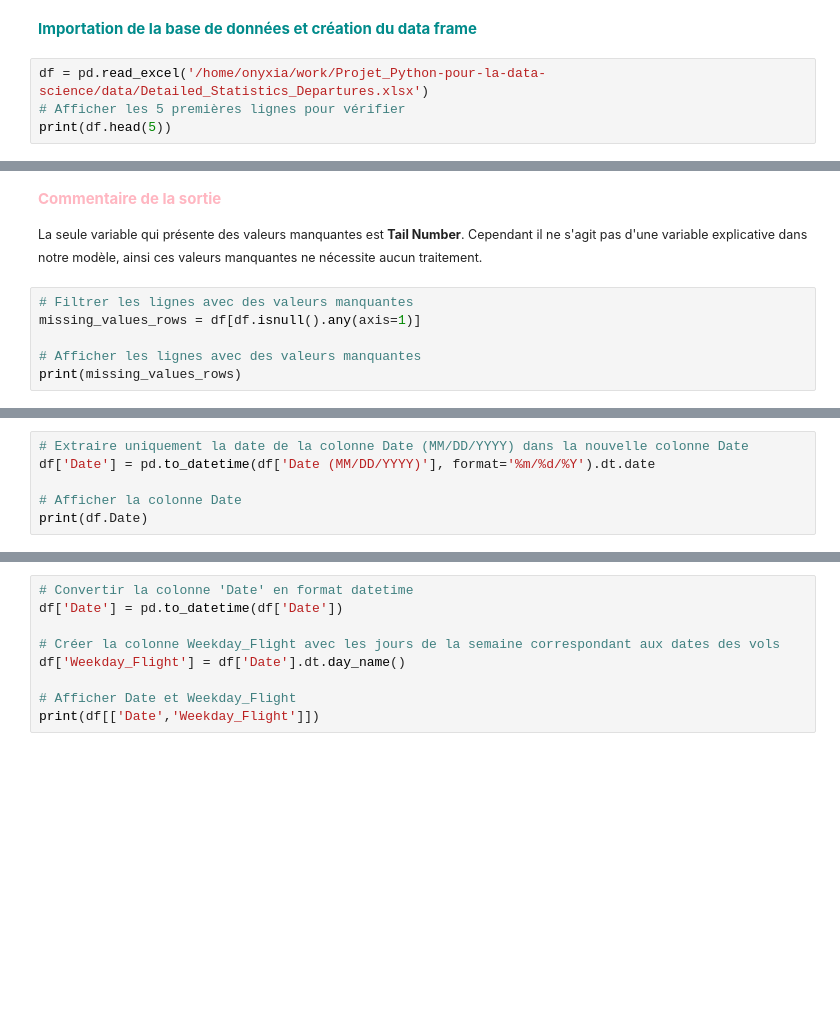
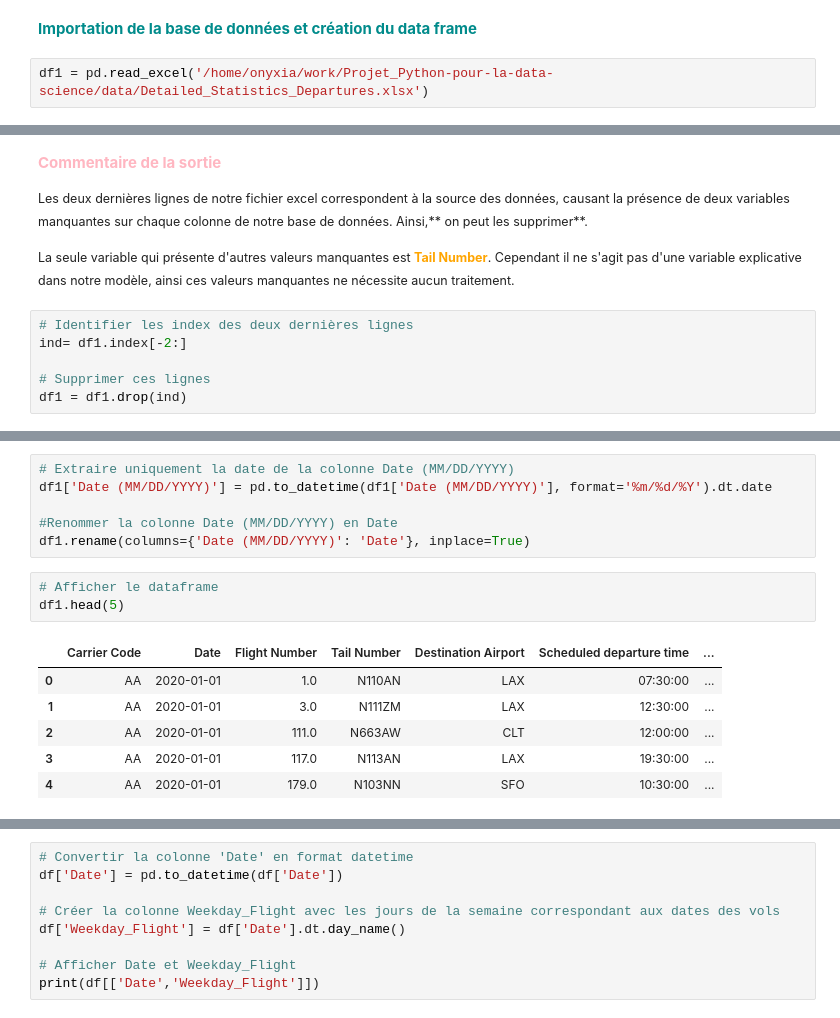
Before and after one commit to OUALYoss/Projet_Python-pour-la-data-science, a Jupyter notebook: Rapport_final.ipynb, the cells around one changed output, grey strips where cells are left out. Cells and saved outputs as stored; diff of their text form; blank space fills up the shorter version.

Commit message:
modification de la partie traitement des données vols

```diff
--- a/Rapport_final.ipynb
+++ b/Rapport_final.ipynb
@@ -131,6 +131,4 @@ Requirement already satisfied: et-xmlfile in /opt/conda/lib/python3.12/site-pack
 # %% [markdown]
 <span style="color:darkcyan;">**Importation de la base de données et création du data frame**</span>
 # %%
-df = pd.read_excel('/home/onyxia/work/Projet_Python-pour-la-data-science/data/Detailed_Statistics_Departures.xlsx')
-# Afficher les 5 premières lignes pour vérifier
-print(df.head(5))
+df1 = pd.read_excel('/home/onyxia/work/Projet_Python-pour-la-data-science/data/Detailed_Statistics_Departures.xlsx')
@@ -180,12 +196,14 @@ dtype: int64
 # %% [markdown]
 <span style="color:lightpink;">**Commentaire de la sortie**</span>
 
-<small>La seule variable qui présente des valeurs manquantes est **Tail Number**. Cependant il ne s'agit pas d'une variable explicative dans notre modèle, ainsi ces valeurs manquantes ne nécessite aucun traitement.</small>
+<small>Les deux dernières lignes de notre fichier excel correspondent à la source des données, causant la présence de deux variables manquantes sur chaque colonne de notre base de données. Ainsi,** on peut les supprimer**. </small>
+
+<small>La seule variable qui présente d'autres valeurs manquantes est <span style="color:orange;">**Tail Number**</span>. Cependant il ne s'agit pas d'une variable explicative dans notre modèle, ainsi ces valeurs manquantes ne nécessite aucun traitement.</small>
-# %%
-# Filtrer les lignes avec des valeurs manquantes
-missing_values_rows = df[df.isnull().any(axis=1)]
-
-# Afficher les lignes avec des valeurs manquantes
-print(missing_values_rows)
+# %%
+# Identifier les index des deux dernières lignes
+ind= df1.index[-2:]
+
+# Supprimer ces lignes
+df1 = df1.drop(ind)
 # %% [markdown]
 <span style="color:darkcyan;">**Extraction de la date du jour du vol de la colonne Date (MM/DD/YYYY)**</span>
@@ -192,9 +211,19 @@ print(missing_values_rows)
 <small>D'après la sortie du code précédent, nous pouvons clairement voir que la colonne **Date (MM/DD/YYYY)** ne contient pas uniquement la date du jour du vol mais aussi la chaîne de caractère **00:00:00** qui renvoie à **l'heure du début d'un jour**.</small>
 # %%
-# Extraire uniquement la date de la colonne Date (MM/DD/YYYY) dans la nouvelle colonne Date
-df['Date'] = pd.to_datetime(df['Date (MM/DD/YYYY)'], format='%m/%d/%Y').dt.date
+# Extraire uniquement la date de la colonne Date (MM/DD/YYYY)
+df1['Date (MM/DD/YYYY)'] = pd.to_datetime(df1['Date (MM/DD/YYYY)'], format='%m/%d/%Y').dt.date
 
-# Afficher la colonne Date
-print(df.Date)
+#Renommer la colonne Date (MM/DD/YYYY) en Date
+df1.rename(columns={'Date (MM/DD/YYYY)': 'Date'}, inplace=True)
+# %%
+# Afficher le dataframe
+df1.head(5)
+# %% [output]
+|  | Carrier Code | Date | Flight Number | Tail Number | Destination Airport | Scheduled departure time | ... |
+| 0 | AA | 2020-01-01 | 1.0 | N110AN | LAX | 07:30:00 | ... |
+| 1 | AA | 2020-01-01 | 3.0 | N111ZM | LAX | 12:30:00 | ... |
+| 2 | AA | 2020-01-01 | 111.0 | N663AW | CLT | 12:00:00 | ... |
+| 3 | AA | 2020-01-01 | 117.0 | N113AN | LAX | 19:30:00 | ... |
+| 4 | AA | 2020-01-01 | 179.0 | N103NN | SFO | 10:30:00 | ... |
 # %% [markdown]
 <span style="color:darkcyan;">**Création de la colonne Weekday_Flight**</span>
```
Also changed, not shown: parts of 7 cells of this notebook.
